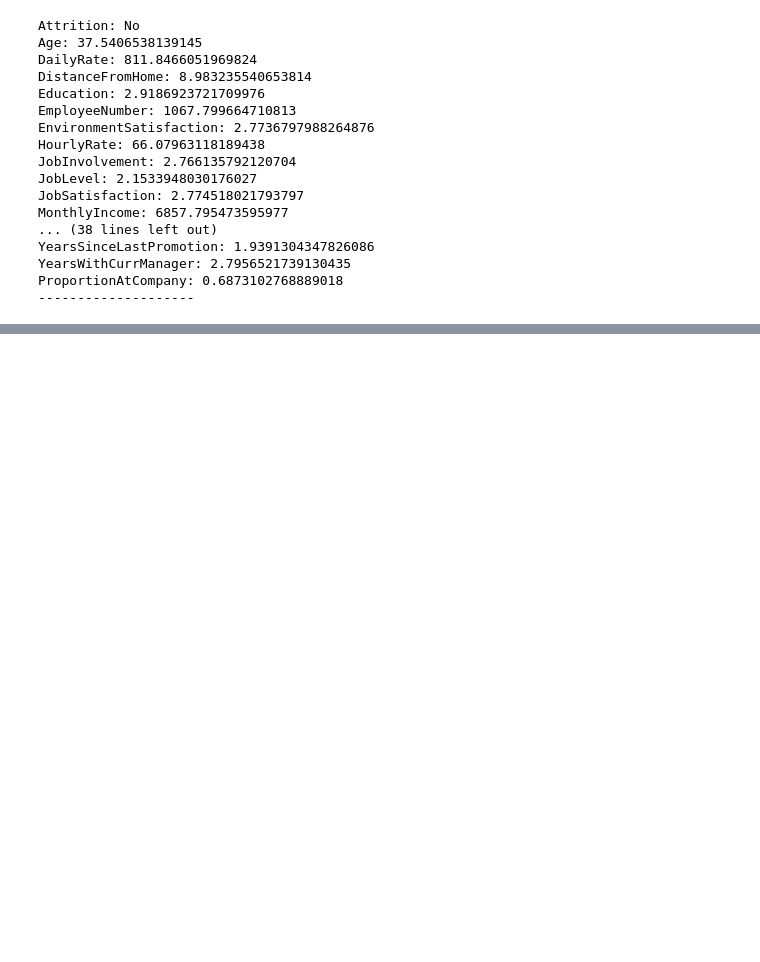
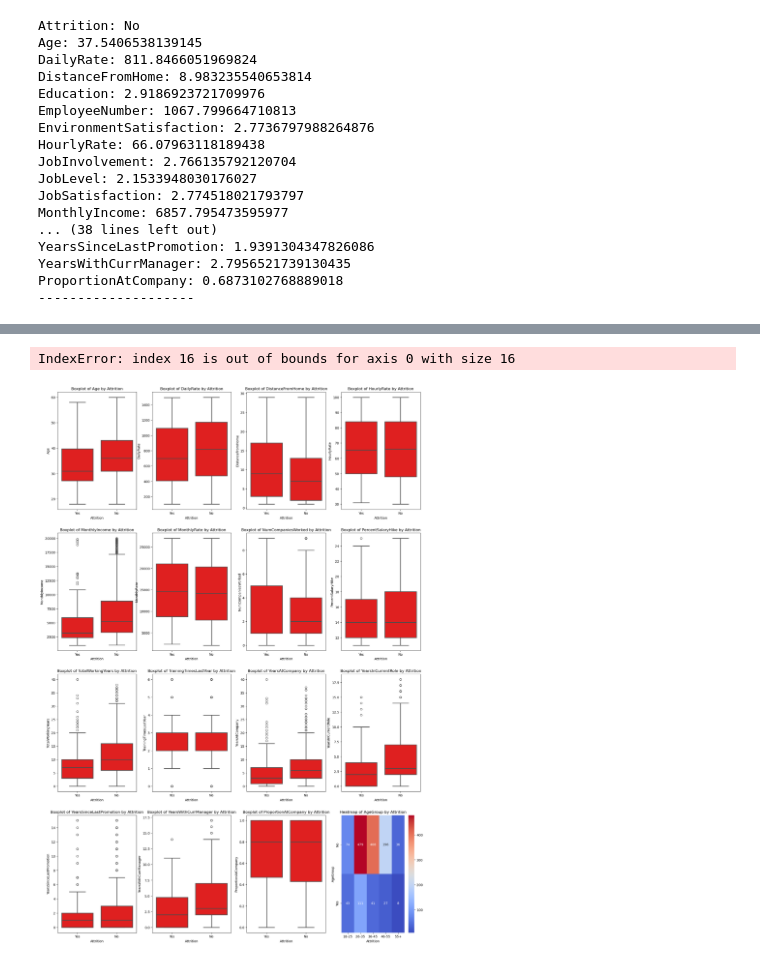
Before and after one commit to SethMoffat/Project_1, a Jupyter notebook: explore.ipynb, the cells around one changed output, grey strips where cells are left out. Drawn from its saved outputs; the diff is of its cells as text; code cells hidden in the pictures; blank space fills up the shorter version.

```diff
--- a/explore.ipynb
+++ b/explore.ipynb
@@ -254,0 +257,47 @@ plt.show()
+# %%
+plt.close()
+# Number of numeric columns
+cols_per_row = 4
+offset = 1
+if len(num_cols+cat_cols) % cols_per_row == 0:
+    offset = 0
+
+fig, axes = plt.subplots(
+    nrows=len(num_cols+cat_cols)//cols_per_row + offset,
+    ncols=cols_per_row,
+    figsize=(20, len(num_cols+cat_cols)*2)
+)
+
+# Flatten axes array for easy iteration
+axes = axes.flatten()
+
+# Plot each numeric column as a boxplot grouped by 'Attrition'
+for i, col in enumerate(num_cols):
+    sns.boxplot(x='Attrition', y=col, data=df, ax=axes[i], color='red', linewidth=2)
+    axes[i].set_title(f'Boxplot of {col} by Attrition')
+    axes[i].set_xlabel('Attrition')
+    axes[i].set_ylabel(col)
+
+# Plot each categorical column as a heatmap
+for j, cat_col in enumerate(cat_cols):
+    # Create a pivot table for the heatmap
+    heatmap_data = df.groupby(['Attrition', cat_col]).size().unstack(fill_value=0)
+
+    # Create a heatmap
+    sns.heatmap(heatmap_data, annot=True, fmt='d', cmap='coolwarm', ax=axes[i + 1 + j], cbar=True)
+
+    # Set titles and labels
+    axes[i + 1 + j].set_title(f'Heatmap of {cat_col} by Attrition')
+    axes[i + 1 + j].set_xlabel('Attrition')
+    axes[i + 1 + j].set_ylabel(cat_col)
+
+# Remove any unused subplots
+for k in range(i + 1 + j + 1, len(axes)):
+    fig.delaxes(axes[k])
+
+# Adjust layout to avoid overlap
+plt.tight_layout()
+plt.show()
+# %% [output]
+IndexError: index 16 is out of bounds for axis 0 with size 16
+[figure, added]
```
Also changed, not shown: parts of 1 cell of this notebook.
